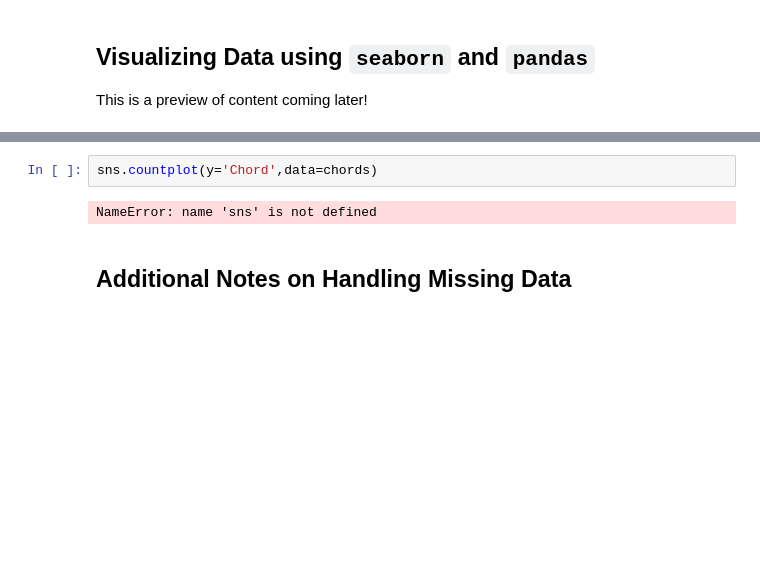
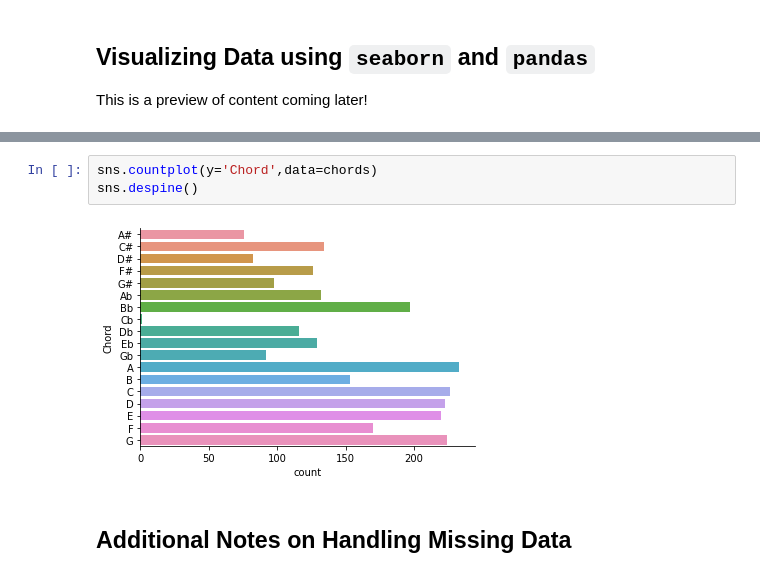
Before and after one commit to ubco-cmps/data301_course, a Jupyter notebook: notes/week05/Class5B/Class5B.ipynb, the cells around one changed output, grey strips where cells are left out. Drawn from its saved outputs; the diff is of its cells as text; blank space fills up the shorter version.

```diff
--- a/notes/week05/Class5B/Class5B.ipynb
+++ b/notes/week05/Class5B/Class5B.ipynb
@@ -300,7 +305,8 @@ ModuleNotFoundError: No module named 'seaborn'
 # %%
 sns.countplot(y='Chord',data=chords)
+sns.despine()
 # %% [output]
-NameError: name 'sns' is not defined
+[figure, added]
 # %% [markdown]
 ## Additional Notes on Handling Missing Data
 # %% [markdown]
```
Also changed, not shown: parts of 60 cells of this notebook, 1 other file.
